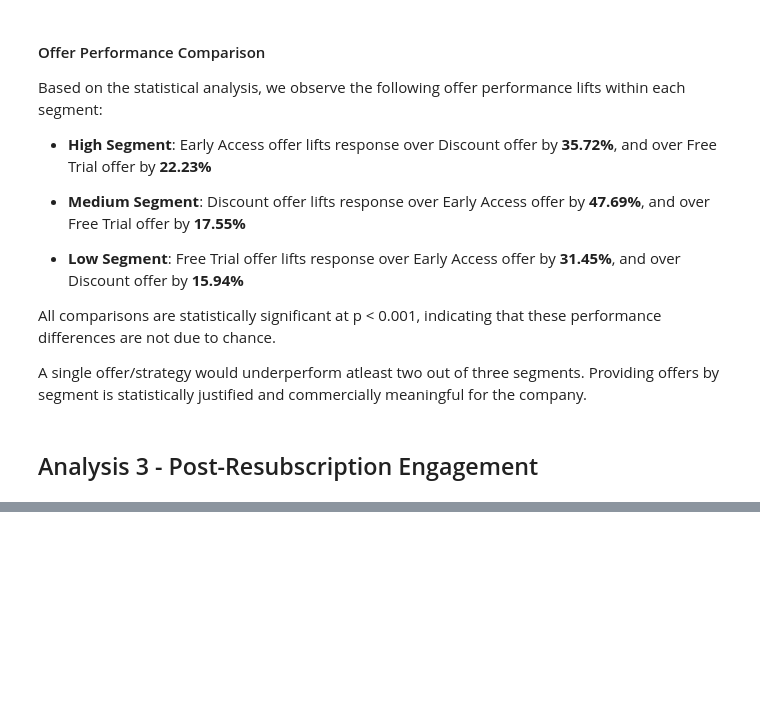
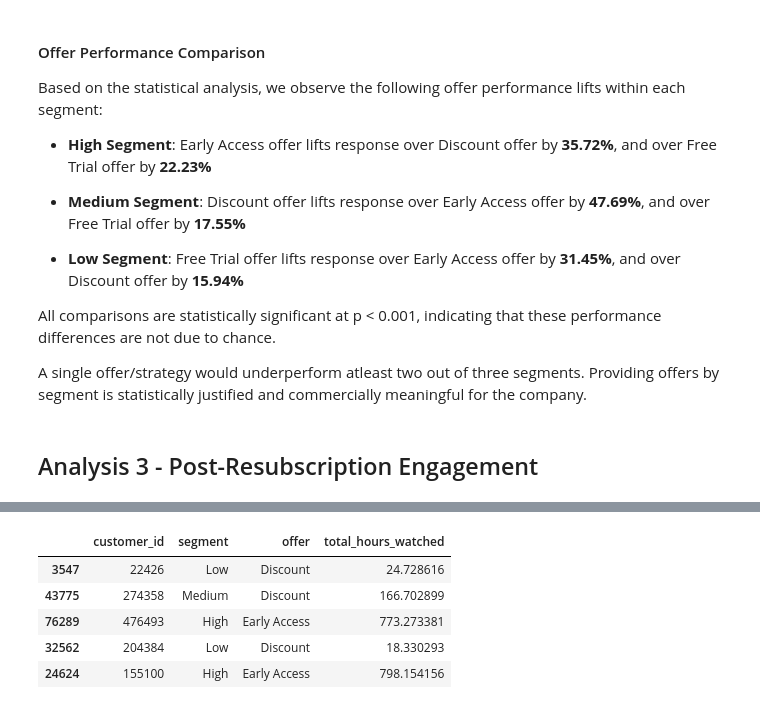
Before and after one commit to DivyaSharma0795/streaming-campaign-measurement, a Jupyter notebook: notebooks/03_Analysis.ipynb, the cells around one changed output, grey strips where cells are left out. Cells and saved outputs as stored; diff of their text form; code cells hidden in the pictures; blank space fills up the shorter version.

```diff
--- a/notebooks/03_Analysis.ipynb
+++ b/notebooks/03_Analysis.ipynb
@@ -848,0 +866,9 @@ A single offer/strategy would underperform atleast two out of three segments. Pr
+# %%
+engagement_df.sample(5)
+# %% [output]
+|  | customer_id | segment | offer | total_hours_watched |
+| 3547 | 22426 | Low | Discount | 24.728616 |
+| 43775 | 274358 | Medium | Discount | 166.702899 |
+| 76289 | 476493 | High | Early Access | 773.273381 |
+| 32562 | 204384 | Low | Discount | 18.330293 |
+| 24624 | 155100 | High | Early Access | 798.154156 |
```
Also changed, not shown: parts of 19 cells of this notebook.
